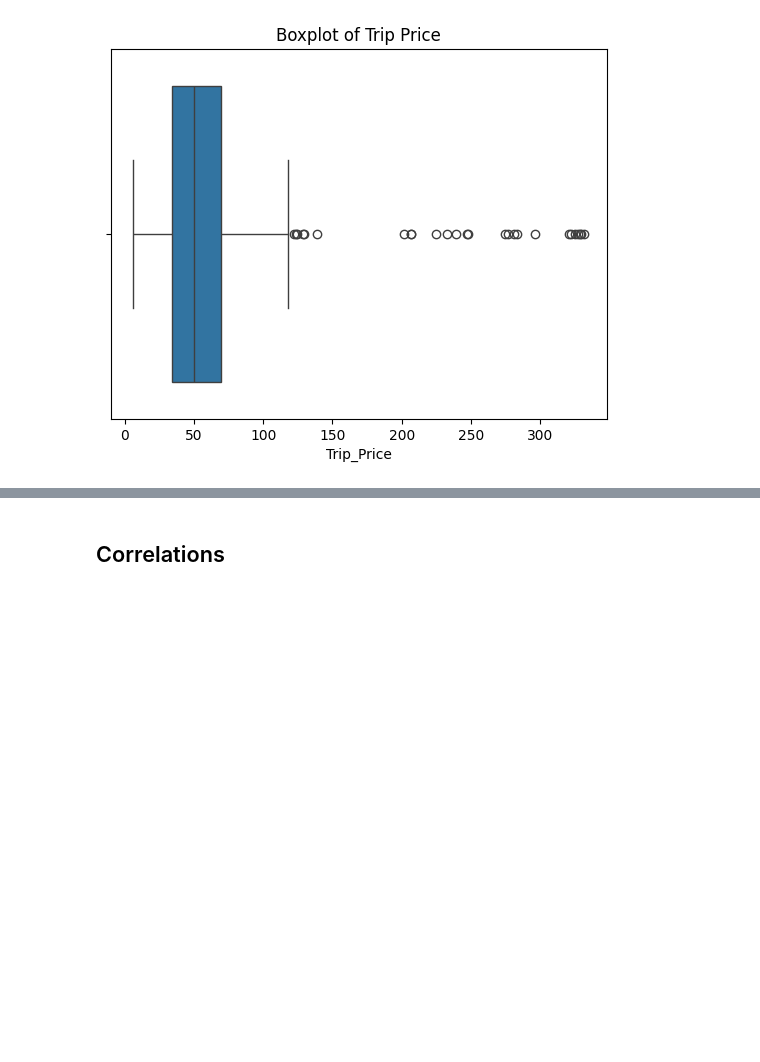
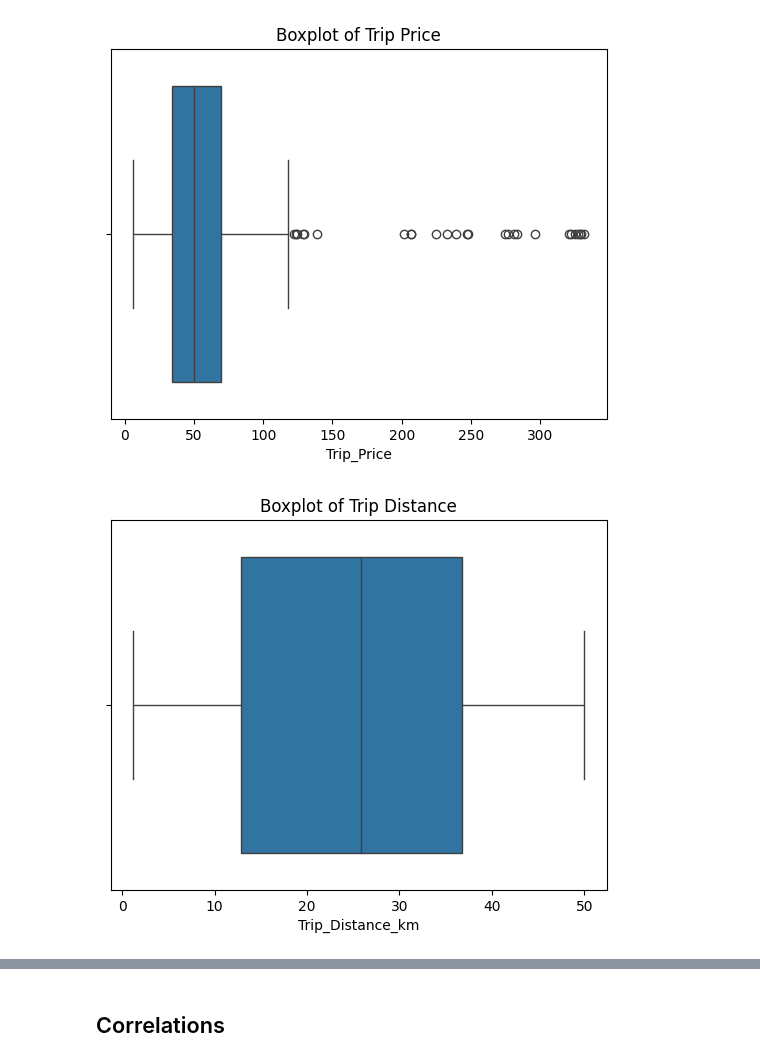
Before and after one commit to CZanichelli/taxi-prediction-fullstack-Casper-Zanichelli-opa24, a Jupyter notebook: explorations/eda.ipynb, the cells around one changed output, grey strips where cells are left out. Saved outputs shown, nothing was run; the diff lists cells and outputs as text; code cells hidden in the pictures; blank space fills up the shorter version.

```diff
--- a/explorations/eda.ipynb
+++ b/explorations/eda.ipynb
@@ -189,6 +190,13 @@ plt.title('Boxplot of Trip Price')
 plt.show()
 # %% [output]
 [figure]
+# %%
+# Identify outliers in 'Trip_Price'
+sns.boxplot(x=training_data['Trip_Distance_km'])
+plt.title('Boxplot of Trip Distance')
+plt.show()
+# %% [output]
+[figure, added]
 # %%
 Q1 = training_data['Trip_Price'].quantile(0.25)
 Q3 = training_data['Trip_Price'].quantile(0.75)
```
Also changed, not shown: parts of 6 cells of this notebook, 1 other file.
